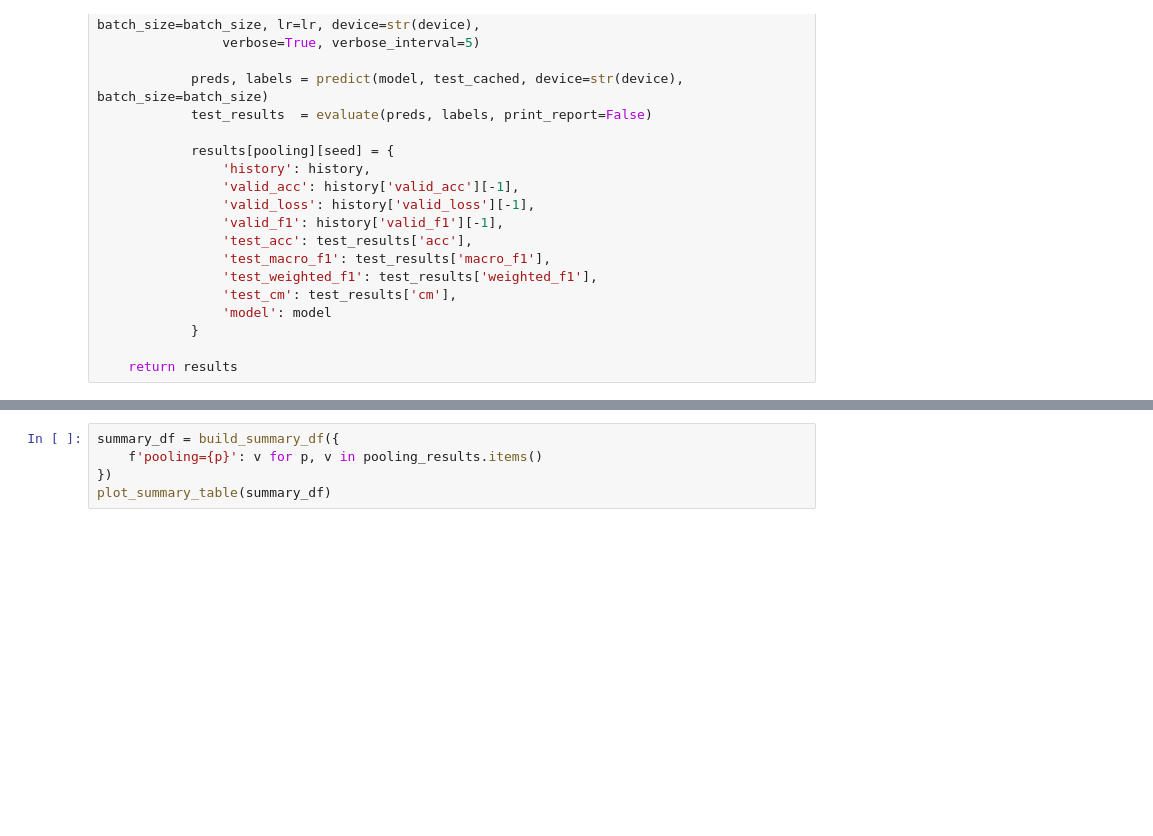
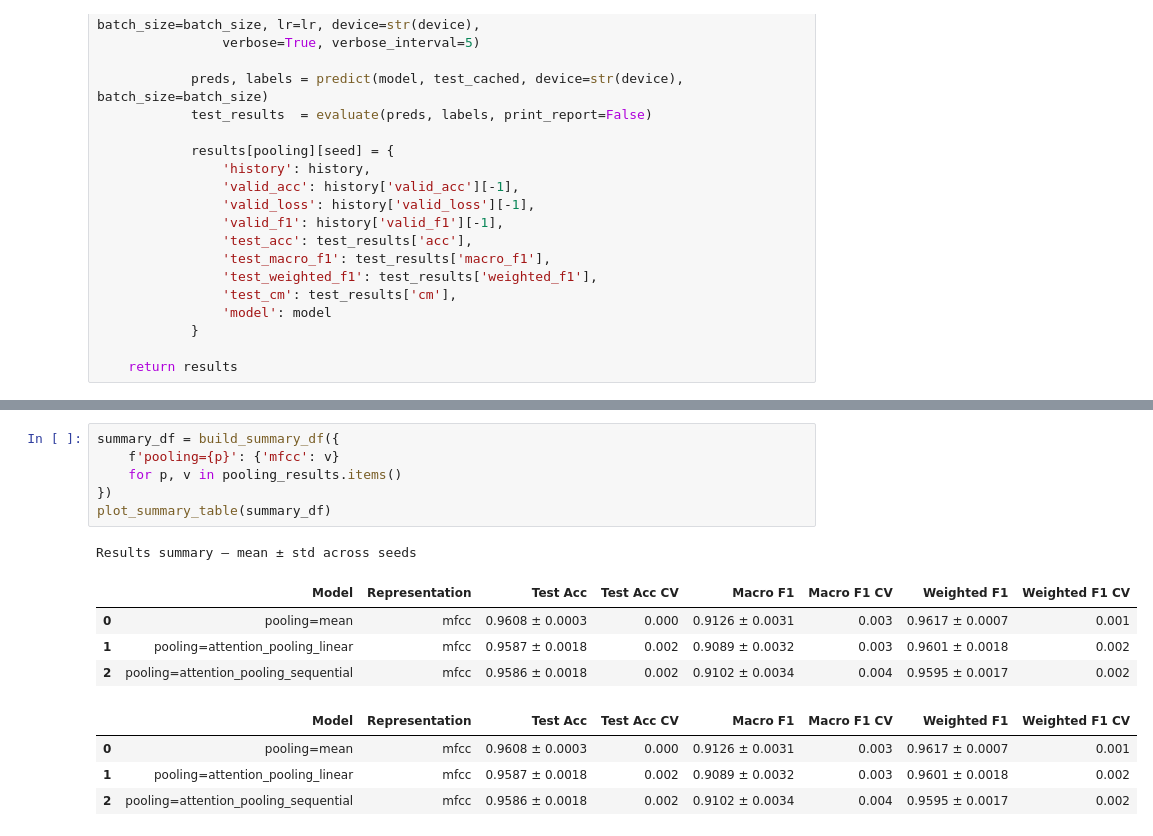
Before and after one commit to sienkozuzanna/transformers-speech-recognition, a Jupyter notebook: experiments/transformer_architecture/pooling.ipynb, the cells around one changed output, grey strips where cells are left out. Drawn from its saved outputs; the diff is of its cells as text; blank space fills up the shorter version.

```diff
--- a/experiments/transformer_architecture/pooling.ipynb
+++ b/experiments/transformer_architecture/pooling.ipynb
@@ -107,7 +136,18 @@ plot_f1_training_curves(pooling_results, title_prefix='Transformer pooling')
 # %%
 summary_df = build_summary_df({
-    f'pooling={p}': v for p, v in pooling_results.items()
+    f'pooling={p}': {'mfcc': v}
+    for p, v in pooling_results.items()
 })
 plot_summary_table(summary_df)
+# %% [output]
+Results summary — mean ± std across seeds
+|  | Model | Representation | Test Acc | Test Acc CV | Macro F1 | Macro F1 CV | Weighted F1 | Weighted F1 CV |
+| 0 | pooling=mean | mfcc | 0.9608 ± 0.0003 | 0.000 | 0.9126 ± 0.0031 | 0.003 | 0.9617 ± 0.0007 | 0.001 |
+| 1 | pooling=attention_pooling_linear | mfcc | 0.9587 ± 0.0018 | 0.002 | 0.9089 ± 0.0032 | 0.003 | 0.9601 ± 0.0018 | 0.002 |
+| 2 | pooling=attention_pooling_sequential | mfcc | 0.9586 ± 0.0018 | 0.002 | 0.9102 ± 0.0034 | 0.004 | 0.9595 ± 0.0017 | 0.002 |
+|  | Model | Representation | Test Acc | Test Acc CV | Macro F1 | Macro F1 CV | Weighted F1 | Weighted F1 CV |
+| 0 | pooling=mean | mfcc | 0.9608 ± 0.0003 | 0.000 | 0.9126 ± 0.0031 | 0.003 | 0.9617 ± 0.0007 | 0.001 |
+| 1 | pooling=attention_pooling_linear | mfcc | 0.9587 ± 0.0018 | 0.002 | 0.9089 ± 0.0032 | 0.003 | 0.9601 ± 0.0018 | 0.002 |
+| 2 | pooling=attention_pooling_sequential | mfcc | 0.9586 ± 0.0018 | 0.002 | 0.9102 ± 0.0034 | 0.004 | 0.9595 ± 0.0017 | 0.002 |
 # %%
 plot_metrics_comparison(summary_df, title='Transformer — Pooling Comparison')
```
Also changed, not shown: parts of 14 cells of this notebook.
